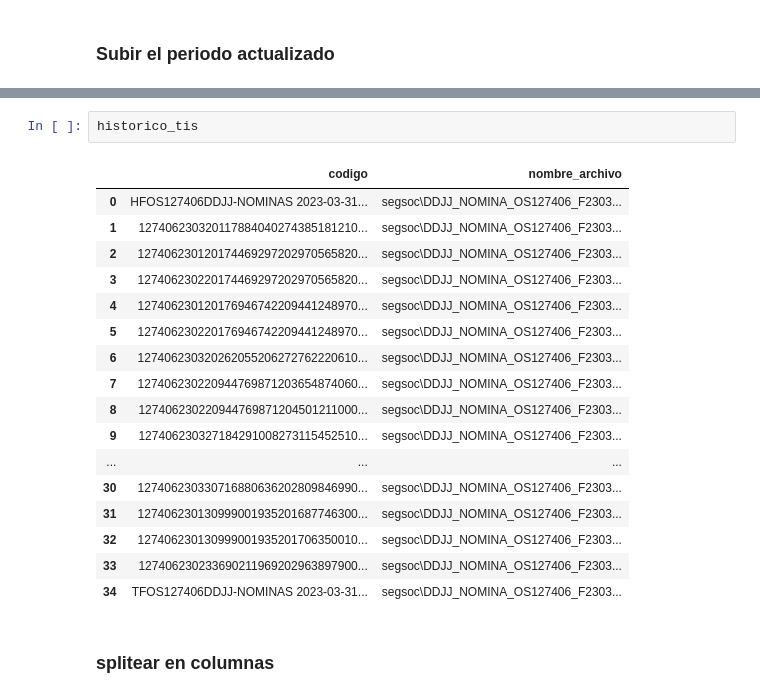
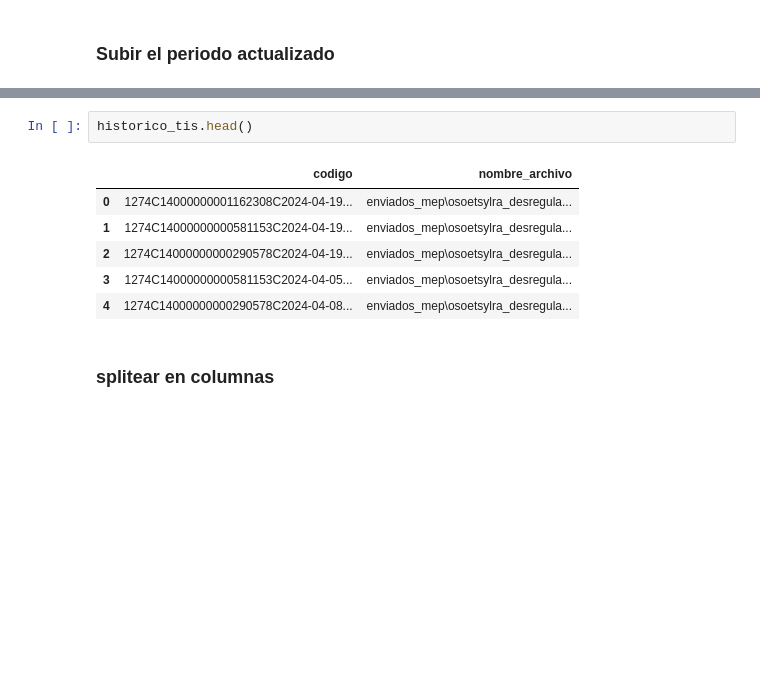
Before and after one commit to dantegarciadev/osoetsy_csv, a Jupyter notebook: ordenar_pagos_TIS.ipynb, the cells around one changed output, grey strips where cells are left out. Drawn from its saved outputs; the diff is of its cells as text; blank space fills up the shorter version.

```diff
--- a/ordenar_pagos_TIS.ipynb
+++ b/ordenar_pagos_TIS.ipynb
@@ -94,25 +83,14 @@ codigo            object
 nombre_archivo    object
 dtype: object
 # %%
-historico_tis
+historico_tis.head()
 # %% [output]
 |  | codigo | nombre_archivo |
-| 0 | HFOS127406DDJJ-NOMINAS 2023-03-31... | segsoc\DDJJ_NOMINA_OS127406_F2303... |
-| 1 | 127406230320117884040274385181210... | segsoc\DDJJ_NOMINA_OS127406_F2303... |
-| 2 | 127406230120174469297202970565820... | segsoc\DDJJ_NOMINA_OS127406_F2303... |
-| 3 | 127406230220174469297202970565820... | segsoc\DDJJ_NOMINA_OS127406_F2303... |
-| 4 | 127406230120176946742209441248970... | segsoc\DDJJ_NOMINA_OS127406_F2303... |
-| 5 | 127406230220176946742209441248970... | segsoc\DDJJ_NOMINA_OS127406_F2303... |
-| 6 | 127406230320262055206272762220610... | segsoc\DDJJ_NOMINA_OS127406_F2303... |
-| 7 | 127406230220944769871203654874060... | segsoc\DDJJ_NOMINA_OS127406_F2303... |
-| 8 | 127406230220944769871204501211000... | segsoc\DDJJ_NOMINA_OS127406_F2303... |
-| 9 | 127406230327184291008273115452510... | segsoc\DDJJ_NOMINA_OS127406_F2303... |
-| ... | ... | ... |
-| 30 | 127406230330716880636202809846990... | segsoc\DDJJ_NOMINA_OS127406_F2303... |
-| 31 | 127406230130999001935201687746300... | segsoc\DDJJ_NOMINA_OS127406_F2303... |
-| 32 | 127406230130999001935201706350010... | segsoc\DDJJ_NOMINA_OS127406_F2303... |
-| 33 | 127406230233690211969202963897900... | segsoc\DDJJ_NOMINA_OS127406_F2303... |
-| 34 | TFOS127406DDJJ-NOMINAS 2023-03-31... | segsoc\DDJJ_NOMINA_OS127406_F2303... |
+| 0 | 1274C14000000001162308C2024-04-19... | enviados_mep\osoetsylra_desregula... |
+| 1 | 1274C14000000000581153C2024-04-19... | enviados_mep\osoetsylra_desregula... |
+| 2 | 1274C14000000000290578C2024-04-19... | enviados_mep\osoetsylra_desregula... |
+| 3 | 1274C14000000000581153C2024-04-05... | enviados_mep\osoetsylra_desregula... |
+| 4 | 1274C14000000000290578C2024-04-08... | enviados_mep\osoetsylra_desregula... |
 # %% [markdown]
 ### splitear en columnas
 # %%
```
Also changed, not shown: parts of 5 cells of this notebook, 4 other files.
